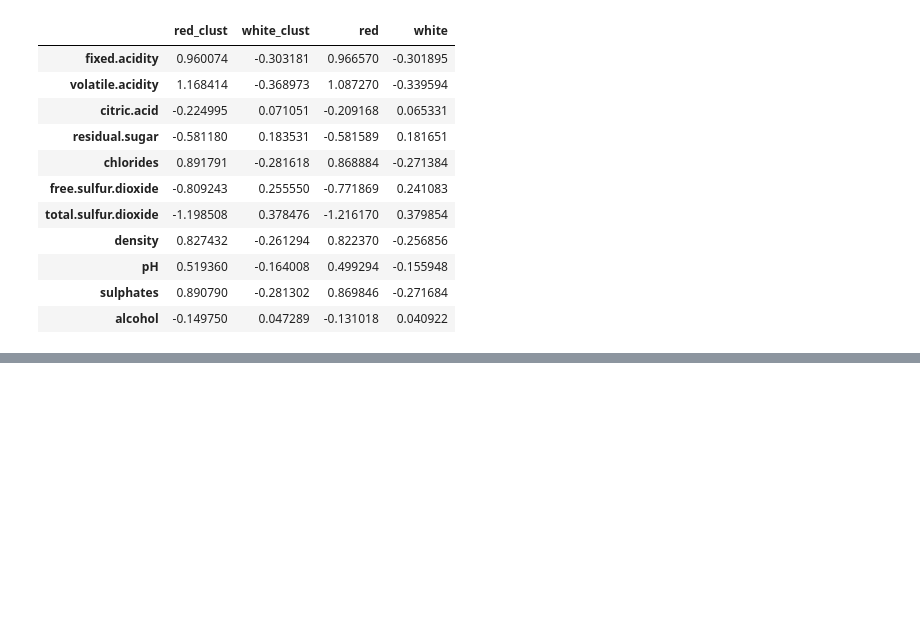
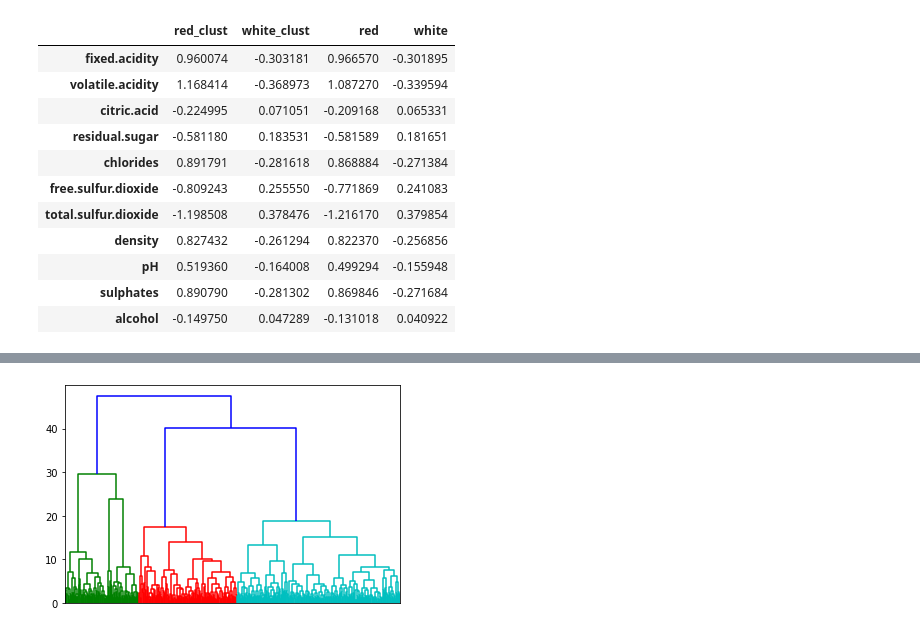
Before and after one commit to mbmarcin/ml_, a Jupyter notebook: wine_2.ipynb, the cells around one changed output, grey strips where cells are left out. Cells and saved outputs as stored; diff of their text form; code cells hidden in the pictures; blank space fills up the shorter version.

```diff
--- a/wine_2.ipynb
+++ b/wine_2.ipynb
@@ -534,0 +593,7 @@ cen1_2
+# %%
+import scipy.cluster.hierarchy
+hw2 = scipy.cluster.hierarchy.ward(X)
+den = scipy.cluster.hierarchy.dendrogram(hw2, no_labels=True)
+plt.show()
+# %% [output]
+[figure, added]
```
Also changed, not shown: parts of 8 cells of this notebook.
